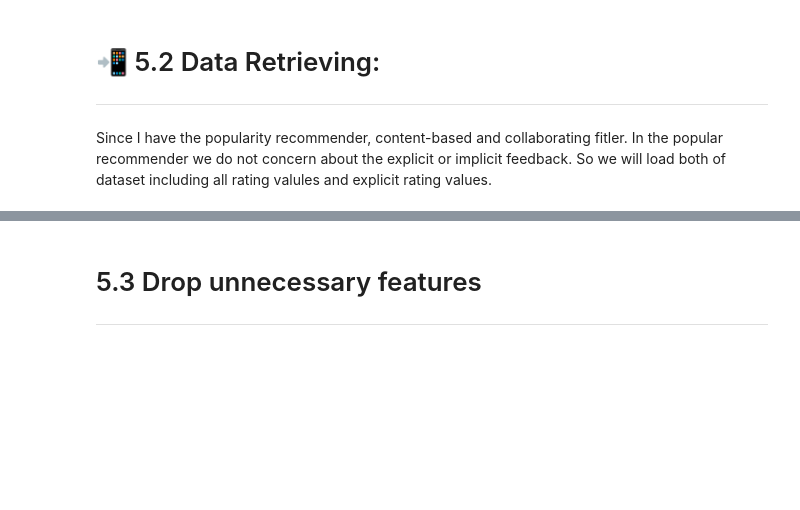
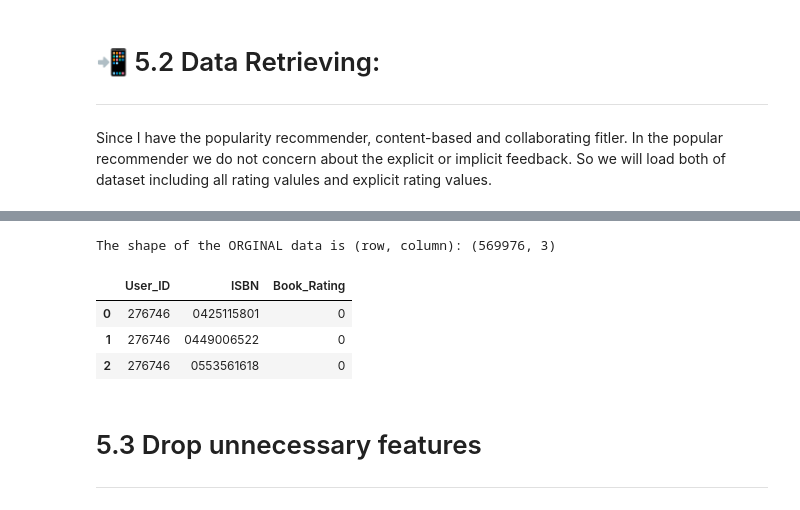
Before and after one commit to ChauHuynh1/Book_RecSys, a Jupyter notebook: Collaborative_Filtering.ipynb, the cells around one changed output, grey strips where cells are left out. Cells and saved outputs as stored; diff of their text form; code cells hidden in the pictures; blank space fills up the shorter version.

```diff
--- a/Collaborative_Filtering.ipynb
+++ b/Collaborative_Filtering.ipynb
@@ -124,3 +140,20 @@ The shape of the ORGINAL data is (row, column): (151324, 12)
+# %%
+## Importing the datasets
+rating = pd.read_csv("Data/Cleaned_Data/rating_cleaned.csv", delimiter=',', skipinitialspace = True, encoding='cp1252', on_bad_lines='skip')
+rating = rating.loc[:, ~rating.columns.str.contains('^Unnamed')]
+
+rating.columns = rating.columns.str.replace(' ', '') #strip the extra-whitespaces out
+
+print("The shape of the ORGINAL data is (row, column):", str(rating.shape))
+
+# drop Unnamed, it is just a number given to identify each house
+rating.head(3)
+# %% [output]
+The shape of the ORGINAL data is (row, column): (569976, 3)
+|  | User_ID | ISBN | Book_Rating |
+| 0 | 276746 | 0425115801 | 0 |
+| 1 | 276746 | 0449006522 | 0 |
+| 2 | 276746 | 0553561618 | 0 |
 # %% [markdown]
 <a id="5.3"></a>
 # 5.3 Drop unnecessary features
```
Also changed, not shown: parts of 44 cells of this notebook, 3 other files.
